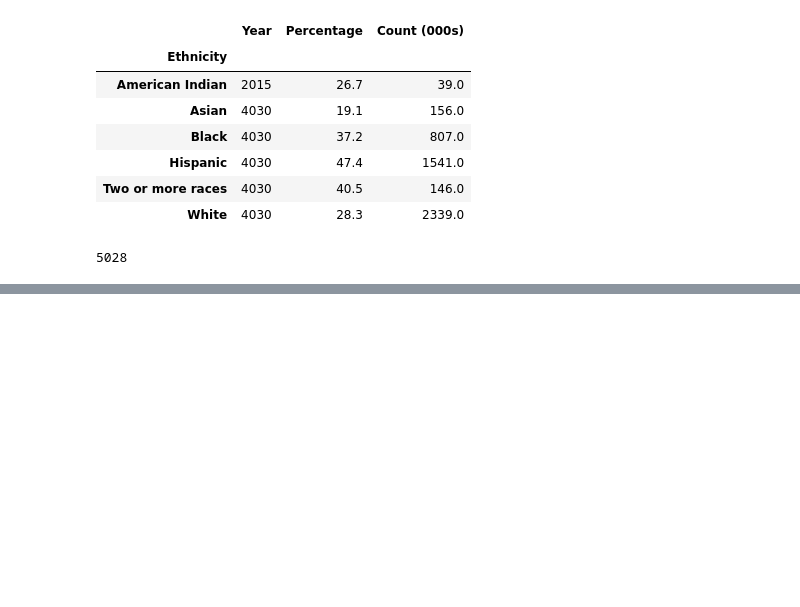
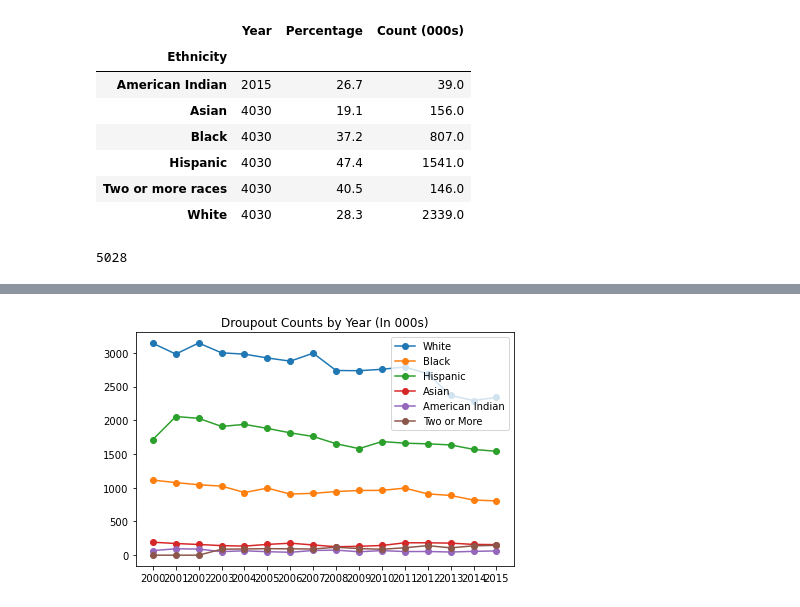
Before and after one commit to hannahduncan/bullying-in-america, a Jupyter notebook: NationalStats.ipynb, the cells around one changed output, grey strips where cells are left out. Cells and saved outputs as stored; diff of their text form; code cells hidden in the pictures; blank space fills up the shorter version.

```diff
--- a/NationalStats.ipynb
+++ b/NationalStats.ipynb
@@ -132,0 +143,21 @@ plt.pie(ecounts, labels=ethnicities, autopct="%1.1f%%")
+# %%
+#Define years
+years = ['2000','2001','2002','2003','2004','2005', '2006','2007','2008','2009','2010','2011','2012','2013','2014','2015']
+# %%
+# Plot the dropout values for a single ethnicity
+White, = plt.plot(years, EthbyYr_df.loc['White',years], label="White", marker="o")
+Black, = plt.plot(years, EthbyYr_df.loc['Black',years], label="Black", marker="o")
+Hispanic, = plt.plot(years, EthbyYr_df.loc['Hispanic',years], label="Hispanic", marker="o")
+Asian, = plt.plot(years, EthbyYr_df.loc['Asian',years], label="Asian", marker="o")
+American_Indian, = plt.plot(years, EthbyYr_df.loc['American Indian',years], label="American Indian", marker="o")
+TwoMore, = plt.plot(years, EthbyYr_df.loc['Two or more races',years], label="Two or More", marker="o")
+
+# Create a legend for our chart
+plt.legend(handles=[White, Black, Hispanic, Asian, American_Indian, TwoMore], loc="best")
+plt.title("Droupout Counts by Year (In 000s)")
+plt.tight_layout()
+
+# Show the chart
+plt.show()
+# %% [output]
+[figure, added]
```
Also changed, not shown: parts of 4 cells of this notebook, 1 other file.
